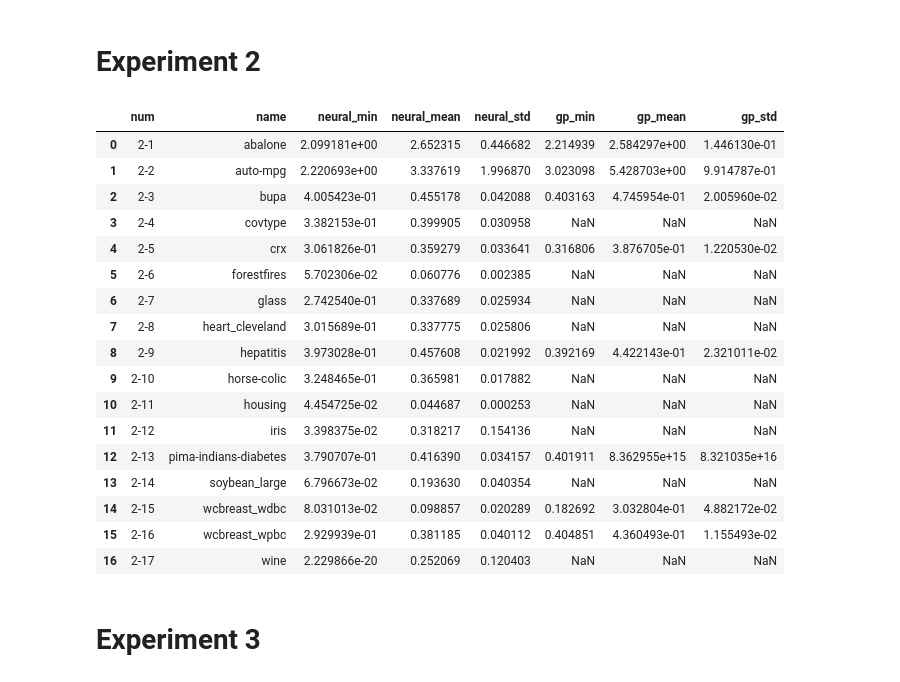
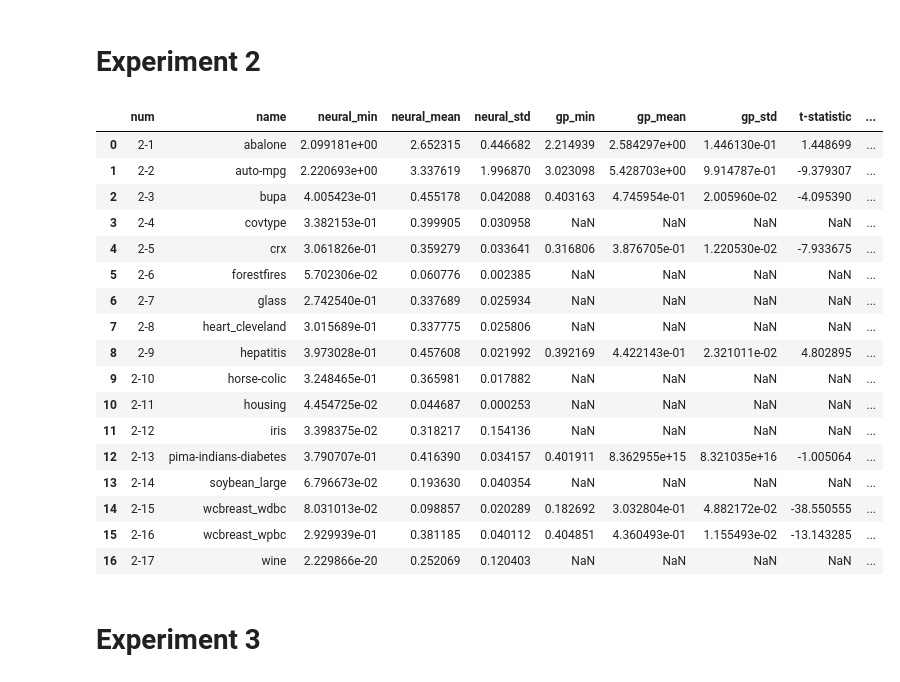
Before and after one commit to jeffheaton/phd-dissertation, a Jupyter notebook: python/dissertation_tables.ipynb, the cells around one changed output. Cells and saved outputs as stored; diff of their text form; code cells hidden in the pictures.

```diff
--- a/python/dissertation_tables.ipynb
+++ b/python/dissertation_tables.ipynb
@@ -1,13 +1,20 @@
 # %%
+%matplotlib inline
 import os
 import pandas as pd
+import numpy as np
 from IPython.display import display, HTML
 import re
+from scipy.stats import ttest_ind
+
+
+RESULT = "result-raw"
+#RESULT = "result"
 
 #path = "c:\\data\\"
 #path = "/Users/jeff/temp/dissertation"
-path = "/Users/jeff/dissertation-100runs"
-
+#path = "/Users/jeff/dissertation-100runs"
+path = "c:\\test\\dissertation-100runs"
 
 filename_read = os.path.join(path,"workload.csv")
 df = pd.read_csv(filename_read)
@@ -82,49 +89,64 @@ ex1_summary_gp.to_csv(os.path.join(path,"diss_ex1_gp.csv"),index=False)
 # %%
 ex2 = df[df.name == 'experiment-2'][['dataset','algorithm','predictors','cycle','result','result-raw']]
 #ex2 = ex2[ex2.dataset != 'feature_eng.csv']
 
 f = {'result-raw':['min','mean','std']}
 ex2_summary = ex2.groupby(['algorithm','dataset']).agg(f)
 
 ex2_summary.columns = [x[1] for x in ex2_summary.columns.values]
 ex2_summary.insert(0,'algorithm', [x[0] for x in ex2_summary.index])
 ex2_summary.insert(0,'dataset', [x[1] for x in ex2_summary.index])
 ex2_summary.insert(1, 'name' ,[re.search('(.*)\.', x).group(1) for x in ex2_summary.dataset])
 ex2_summary.insert(0, 'set' , [('gp' if 'gp' in x else 'neural') for x in ex2_summary.algorithm])
 ex2_summary.index = range(len(ex2_summary))
 ex2_summary.sort_values(by=['set','name'],inplace=True)
 
 ex2_summary_neural = ex2_summary[ex2_summary['set'] == 'neural'][['name','min','mean','std']]
 ex2_summary_neural.columns = ['name','neural_min','neural_mean','neural_std']
 ex2_summary_gp = ex2_summary[ex2_summary['set'] == 'gp'][['name','min','mean','std']]
 ex2_summary_gp.columns = ['name','gp_min','gp_mean','gp_std']
 ex2_summary = pd.merge(ex2_summary_neural,ex2_summary_gp,how="left",on=['name'])
 
 ex2_summary.insert(0, 'num', ["{}-{}".format(2,x+1) for x in range(len(ex2_summary))])
 
-#display(ex2_summary_neural)
-#display(ex2_summary_gp)
+datasets = ex2_summary.name.values
+col_tstat = []
+col_pvalue = []
+
+for dataset in datasets:
+    filename = dataset + ".csv"
+    a = df[ (df.dataset == filename) & (df.name=='experiment-2') & (df.algorithm.str.contains('neural'))][RESULT].tolist()
+    b = df[ (df.dataset == filename) & (df.name=='experiment-2') & (df.algorithm.str.contains('gp'))][RESULT].tolist()
+    a = [x for x in a if str(x)!='nan']
+    b = [x for x in b if str(x)!='nan']
+    t = ttest_ind(a, b)
+    col_tstat.append(t.statistic)
+    col_pvalue.append(t.pvalue)
+
+ex2_summary['t-statistic'] = col_tstat
+ex2_summary['p-value'] = col_pvalue
+
 display(ex2_summary)
-ex2_summary_neural.to_csv(os.path.join(path,"diss_ex2.csv"),index=False)
+ex2_summary_neural.to_csv(os.path.join(path,"diss_ex2.csv"),index=False,float_format='%.4f')
 # %% [output]
-|  | num | name | neural_min | neural_mean | neural_std | gp_min | gp_mean | gp_std |
-| 0 | 2-1 | abalone | 2.099181e+00 | 2.652315 | 0.446682 | 2.214939 | 2.584297e+00 | 1.446130e-01 |
-| 1 | 2-2 | auto-mpg | 2.220693e+00 | 3.337619 | 1.996870 | 3.023098 | 5.428703e+00 | 9.914787e-01 |
-| 2 | 2-3 | bupa | 4.005423e-01 | 0.455178 | 0.042088 | 0.403163 | 4.745954e-01 | 2.005960e-02 |
-| 3 | 2-4 | covtype | 3.382153e-01 | 0.399905 | 0.030958 | NaN | NaN | NaN |
-| 4 | 2-5 | crx | 3.061826e-01 | 0.359279 | 0.033641 | 0.316806 | 3.876705e-01 | 1.220530e-02 |
-| 5 | 2-6 | forestfires | 5.702306e-02 | 0.060776 | 0.002385 | NaN | NaN | NaN |
-| 6 | 2-7 | glass | 2.742540e-01 | 0.337689 | 0.025934 | NaN | NaN | NaN |
-| 7 | 2-8 | heart_cleveland | 3.015689e-01 | 0.337775 | 0.025806 | NaN | NaN | NaN |
-| 8 | 2-9 | hepatitis | 3.973028e-01 | 0.457608 | 0.021992 | 0.392169 | 4.422143e-01 | 2.321011e-02 |
-| 9 | 2-10 | horse-colic | 3.248465e-01 | 0.365981 | 0.017882 | NaN | NaN | NaN |
-| 10 | 2-11 | housing | 4.454725e-02 | 0.044687 | 0.000253 | NaN | NaN | NaN |
-| 11 | 2-12 | iris | 3.398375e-02 | 0.318217 | 0.154136 | NaN | NaN | NaN |
-| 12 | 2-13 | pima-indians-diabetes | 3.790707e-01 | 0.416390 | 0.034157 | 0.401911 | 8.362955e+15 | 8.321035e+16 |
-| 13 | 2-14 | soybean_large | 6.796673e-02 | 0.193630 | 0.040354 | NaN | NaN | NaN |
-| 14 | 2-15 | wcbreast_wdbc | 8.031013e-02 | 0.098857 | 0.020289 | 0.182692 | 3.032804e-01 | 4.882172e-02 |
-| 15 | 2-16 | wcbreast_wpbc | 2.929939e-01 | 0.381185 | 0.040112 | 0.404851 | 4.360493e-01 | 1.155493e-02 |
-| 16 | 2-17 | wine | 2.229866e-20 | 0.252069 | 0.120403 | NaN | NaN | NaN |
+|  | num | name | neural_min | neural_mean | neural_std | gp_min | gp_mean | gp_std | t-statistic | ... |
+| 0 | 2-1 | abalone | 2.099181e+00 | 2.652315 | 0.446682 | 2.214939 | 2.584297e+00 | 1.446130e-01 | 1.448699 | ... |
+| 1 | 2-2 | auto-mpg | 2.220693e+00 | 3.337619 | 1.996870 | 3.023098 | 5.428703e+00 | 9.914787e-01 | -9.379307 | ... |
+| 2 | 2-3 | bupa | 4.005423e-01 | 0.455178 | 0.042088 | 0.403163 | 4.745954e-01 | 2.005960e-02 | -4.095390 | ... |
+| 3 | 2-4 | covtype | 3.382153e-01 | 0.399905 | 0.030958 | NaN | NaN | NaN | NaN | ... |
+| 4 | 2-5 | crx | 3.061826e-01 | 0.359279 | 0.033641 | 0.316806 | 3.876705e-01 | 1.220530e-02 | -7.933675 | ... |
+| 5 | 2-6 | forestfires | 5.702306e-02 | 0.060776 | 0.002385 | NaN | NaN | NaN | NaN | ... |
+| 6 | 2-7 | glass | 2.742540e-01 | 0.337689 | 0.025934 | NaN | NaN | NaN | NaN | ... |
+| 7 | 2-8 | heart_cleveland | 3.015689e-01 | 0.337775 | 0.025806 | NaN | NaN | NaN | NaN | ... |
+| 8 | 2-9 | hepatitis | 3.973028e-01 | 0.457608 | 0.021992 | 0.392169 | 4.422143e-01 | 2.321011e-02 | 4.802895 | ... |
+| 9 | 2-10 | horse-colic | 3.248465e-01 | 0.365981 | 0.017882 | NaN | NaN | NaN | NaN | ... |
+| 10 | 2-11 | housing | 4.454725e-02 | 0.044687 | 0.000253 | NaN | NaN | NaN | NaN | ... |
+| 11 | 2-12 | iris | 3.398375e-02 | 0.318217 | 0.154136 | NaN | NaN | NaN | NaN | ... |
+| 12 | 2-13 | pima-indians-diabetes | 3.790707e-01 | 0.416390 | 0.034157 | 0.401911 | 8.362955e+15 | 8.321035e+16 | -1.005064 | ... |
+| 13 | 2-14 | soybean_large | 6.796673e-02 | 0.193630 | 0.040354 | NaN | NaN | NaN | NaN | ... |
+| 14 | 2-15 | wcbreast_wdbc | 8.031013e-02 | 0.098857 | 0.020289 | 0.182692 | 3.032804e-01 | 4.882172e-02 | -38.550555 | ... |
+| 15 | 2-16 | wcbreast_wpbc | 2.929939e-01 | 0.381185 | 0.040112 | 0.404851 | 4.360493e-01 | 1.155493e-02 | -13.143285 | ... |
+| 16 | 2-17 | wine | 2.229866e-20 | 0.252069 | 0.120403 | NaN | NaN | NaN | NaN | ... |
 # %% [markdown]
 # Experiment 3
 # %%
```
Also changed, not shown: parts of 6 cells of this notebook.
